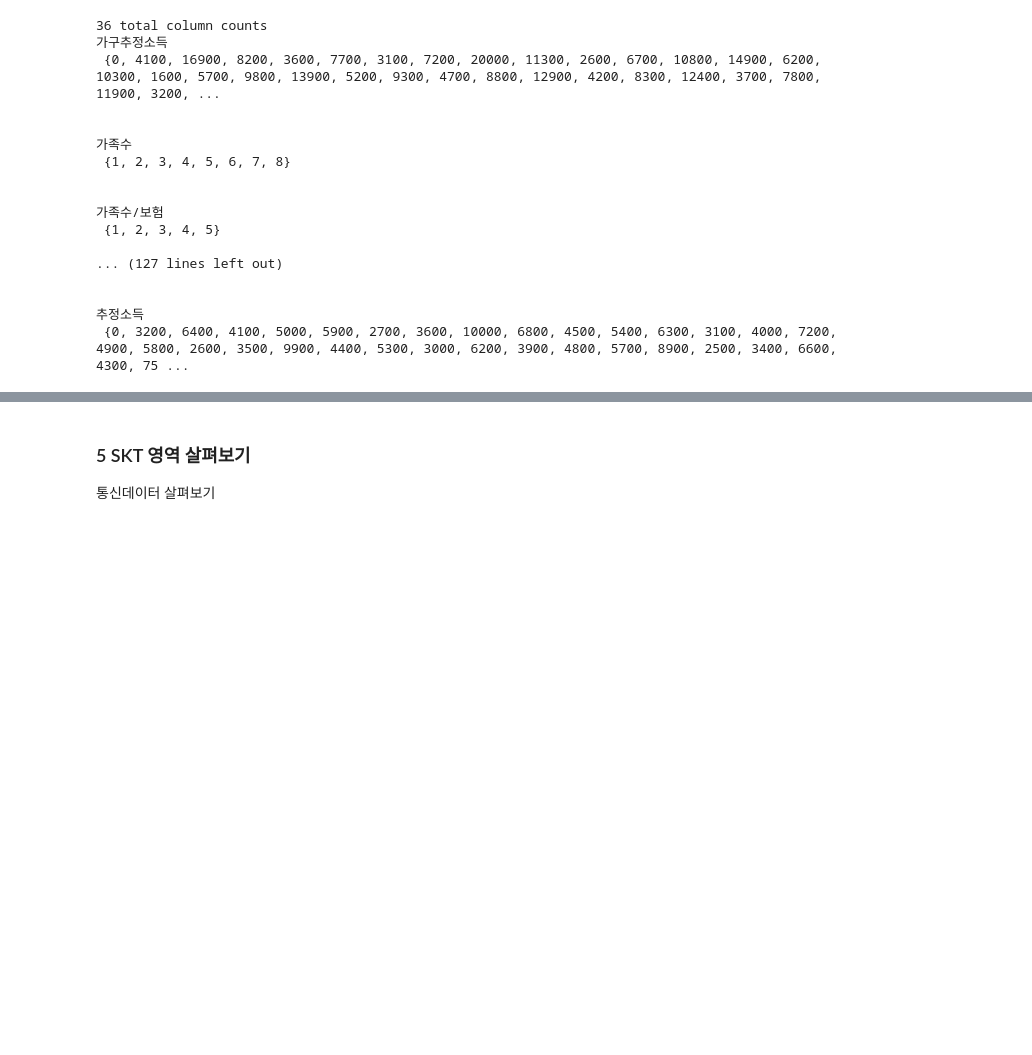
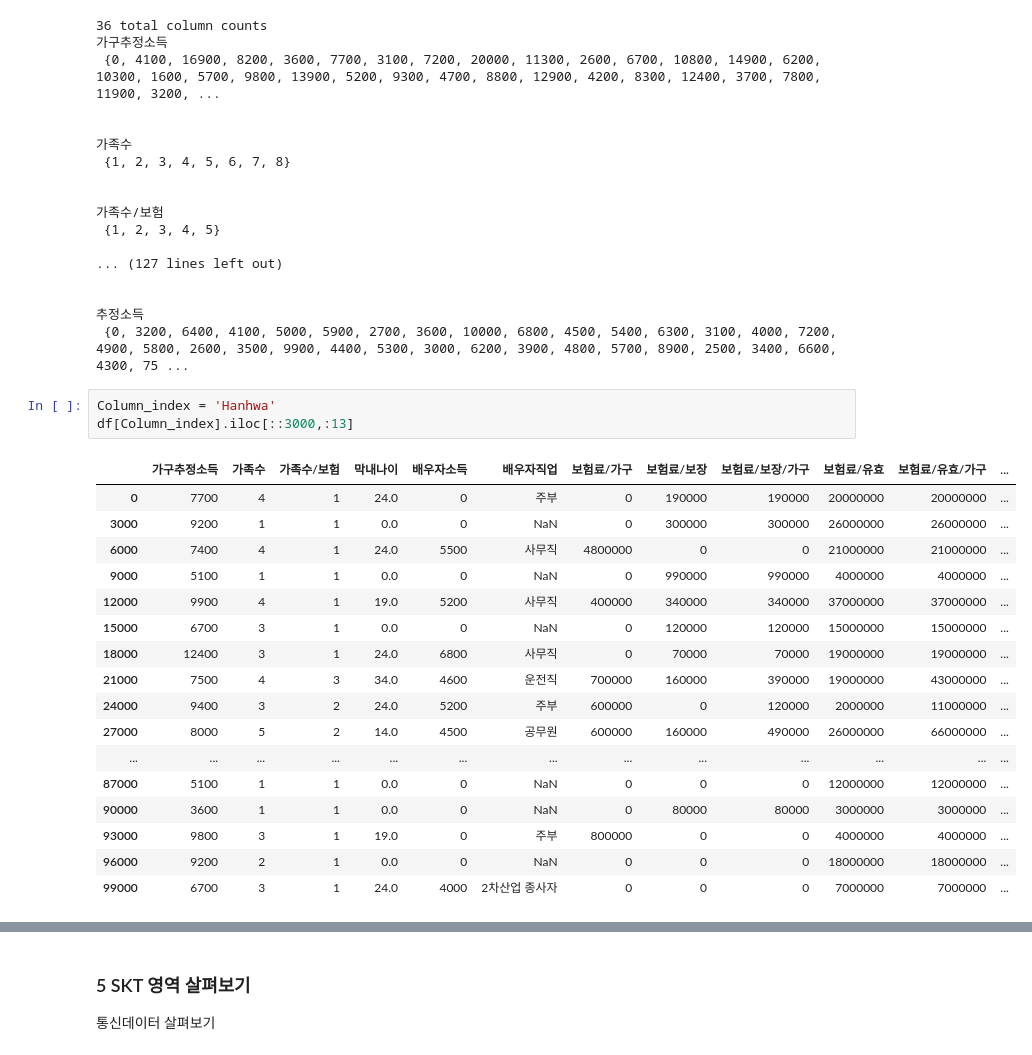
Before and after one commit to Queie/TensorFlow, a Jupyter notebook: Callenge_data/Overview.ipynb, the cells around one changed output, grey strips where cells are left out. Saved outputs shown, nothing was run; the diff lists cells and outputs as text; blank space fills up the shorter version.

```diff
--- a/Callenge_data/Overview.ipynb
+++ b/Callenge_data/Overview.ipynb
@@ -155,3 +188,24 @@ for col in df[Column_index].columns:
 
 추정소득
  {0, 3200, 6400, 4100, 5000, 5900, 2700, 3600, 10000, 6800, 4500, 5400, 6300, 3100, 4000, 7200, 4900, 5800, 2600, 3500, 9900, 4400, 5300, 3000, 6200, 3900, 4800, 5700, 8900, 2500, 3400, 6600, 4300, 75 ...
+# %%
+Column_index = 'Hanhwa'
+df[Column_index].iloc[::3000,:13]
+# %% [output]
+|  | 가구추정소득 | 가족수 | 가족수/보험 | 막내나이 | 배우자소득 | 배우자직업 | 보험료/가구 | 보험료/보장 | 보험료/보장/가구 | 보험료/유효 | 보험료/유효/가구 | ... |
+| 0 | 7700 | 4 | 1 | 24.0 | 0 | 주부 | 0 | 190000 | 190000 | 20000000 | 20000000 | ... |
+| 3000 | 9200 | 1 | 1 | 0.0 | 0 | NaN | 0 | 300000 | 300000 | 26000000 | 26000000 | ... |
+| 6000 | 7400 | 4 | 1 | 24.0 | 5500 | 사무직 | 4800000 | 0 | 0 | 21000000 | 21000000 | ... |
+| 9000 | 5100 | 1 | 1 | 0.0 | 0 | NaN | 0 | 990000 | 990000 | 4000000 | 4000000 | ... |
+| 12000 | 9900 | 4 | 1 | 19.0 | 5200 | 사무직 | 400000 | 340000 | 340000 | 37000000 | 37000000 | ... |
+| 15000 | 6700 | 3 | 1 | 0.0 | 0 | NaN | 0 | 120000 | 120000 | 15000000 | 15000000 | ... |
+| 18000 | 12400 | 3 | 1 | 24.0 | 6800 | 사무직 | 0 | 70000 | 70000 | 19000000 | 19000000 | ... |
+| 21000 | 7500 | 4 | 3 | 34.0 | 4600 | 운전직 | 700000 | 160000 | 390000 | 19000000 | 43000000 | ... |
+| 24000 | 9400 | 3 | 2 | 24.0 | 5200 | 주부 | 600000 | 0 | 120000 | 2000000 | 11000000 | ... |
+| 27000 | 8000 | 5 | 2 | 14.0 | 4500 | 공무원 | 600000 | 160000 | 490000 | 26000000 | 66000000 | ... |
+| ... | ... | ... | ... | ... | ... | ... | ... | ... | ... | ... | ... | ... |
+| 87000 | 5100 | 1 | 1 | 0.0 | 0 | NaN | 0 | 0 | 0 | 12000000 | 12000000 | ... |
+| 90000 | 3600 | 1 | 1 | 0.0 | 0 | NaN | 0 | 80000 | 80000 | 3000000 | 3000000 | ... |
+| 93000 | 9800 | 3 | 1 | 19.0 | 0 | 주부 | 800000 | 0 | 0 | 4000000 | 4000000 | ... |
+| 96000 | 9200 | 2 | 1 | 0.0 | 0 | NaN | 0 | 0 | 0 | 18000000 | 18000000 | ... |
+| 99000 | 6700 | 3 | 1 | 24.0 | 4000 | 2차산업 종사자 | 0 | 0 | 0 | 7000000 | 7000000 | ... |
```
Also changed, not shown: parts of 9 cells of this notebook.
